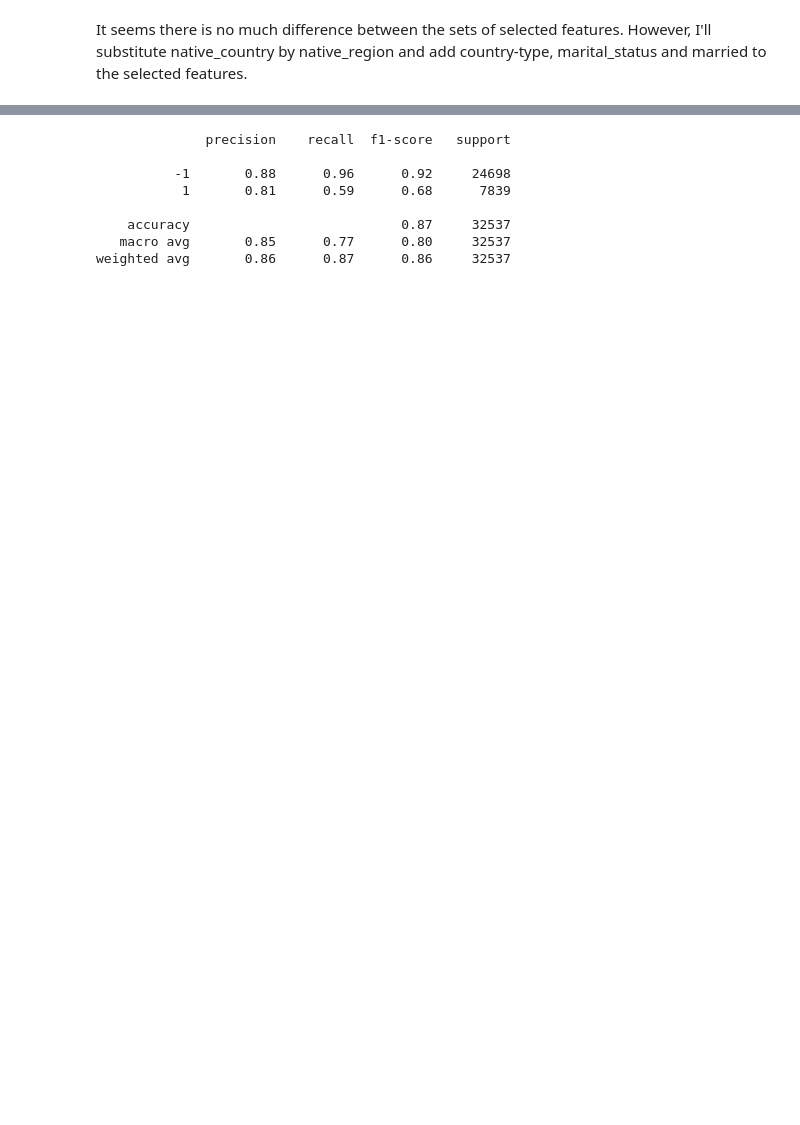
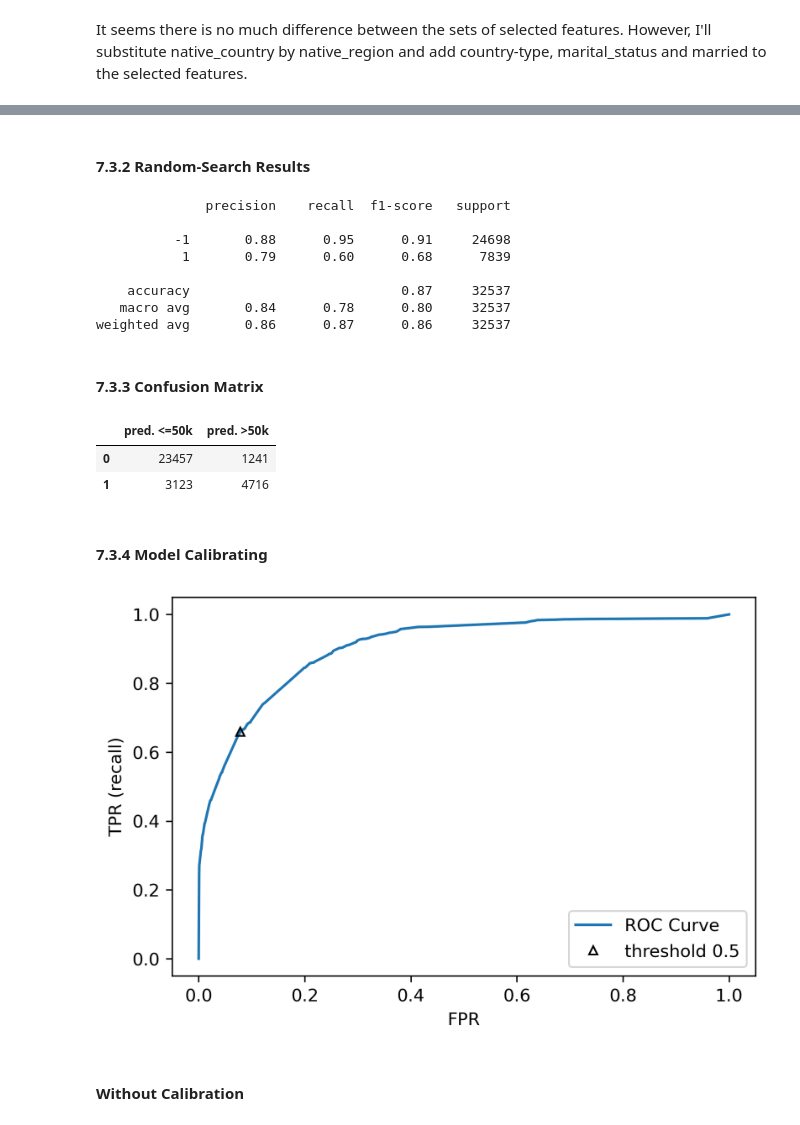
Before and after one commit to provezano/census-income-dataset, a Jupyter notebook: census-income.ipynb, the cells around one changed output, grey strips where cells are left out. Drawn from its saved outputs; the diff is of its cells as text; code cells hidden in the pictures; blank space fills up the shorter version.

```diff
--- a/census-income.ipynb
+++ b/census-income.ipynb
@@ -990,11 +1021,55 @@ Best cross-validation score): 0.916
+# %% [markdown]
+#### 7.3.2 Random-Search Results
 # %%
-print(classification_report(y_train, grid.predict(X_train)))
+print(classification_report(y_train, rs.predict(X_train)))
 # %% [output]
               precision    recall  f1-score   support
 
-          -1       0.88      0.96      0.92     24698
-           1       0.81      0.59      0.68      7839
+          -1       0.88      0.95      0.91     24698
+           1       0.79      0.60      0.68      7839
 
     accuracy                           0.87     32537
-   macro avg       0.85      0.77      0.80     32537
+   macro avg       0.84      0.78      0.80     32537
 weighted avg       0.86      0.87      0.86     32537
+# %% [markdown]
+#### 7.3.3 Confusion Matrix
+# %%
+pd.DataFrame(confusion_matrix(y_train, rs.predict(X_train)), columns=['pred. <=50k', 'pred. >50k'])
+# %% [output]
+|  | pred. <=50k | pred. >50k |
+| 0 | 23457 | 1241 |
+| 1 | 3123 | 4716 |
+# %% [markdown]
+#### 7.3.4 Model Calibrating
+# %%
+X_train, X_test, y_train, y_test = train_test_split(X_train, y_train, test_size=0.25, random_state=0, stratify=y_train)
+
+pre = preprocessor.fit(X_train)
+model = rs.best_params_['classifier'].fit(pre.transform(X_train), y_train)
+# %%
+try:
+    fpr_rf, tpr_rf, thresholds_rf = roc_curve(y_test, model.predict_proba(pre.transform(X_test))[:, 1])
+
+    plt.plot(fpr_rf, tpr_rf, label="ROC Curve")
+    plt.xlabel("FPR")
+    plt.ylabel("TPR (recall)")
+
+    close_default_rf = np.argmin(np.abs(thresholds_rf - 0.5))
+
+    plt.plot(fpr_rf[close_default_rf], tpr_rf[close_default_rf], '^', markersize=5, label="threshold 0.5", fillstyle="none", c='k', mew=1)
+    plt.legend(loc=4);
+except:
+    fpr_rf, tpr_rf, thresholds_rf = roc_curve(y_test, model.decision_function(pre.transform(X_test))[:, 1])
+    plt.plot(fpr_rf, tpr_rf, label="ROC Curve")
+    plt.xlabel("FPR")
+    plt.ylabel("TPR (recall)")
+
+    close_default_rf = np.argmin(np.abs(thresholds_rf))
+
+    plt.plot(fpr_rf[close_default_rf], tpr_rf[close_default_rf], 'o', markersize=5, label="threshold zero", fillstyle="none", c='k', mew=1)
+    plt.legend(loc=4);
+    pass
+# %% [output]
+[figure, added]
+# %% [markdown]
+#### Without Calibration
```
Also changed, not shown: parts of 45 cells of this notebook.
